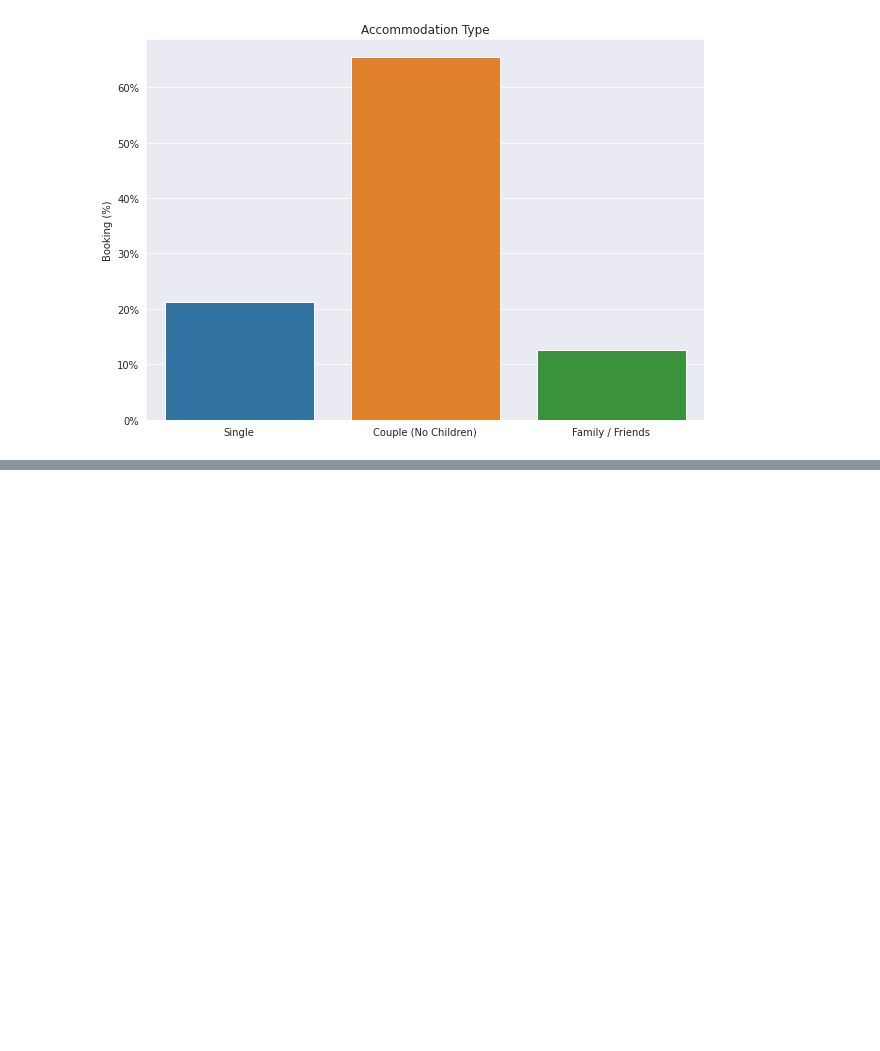
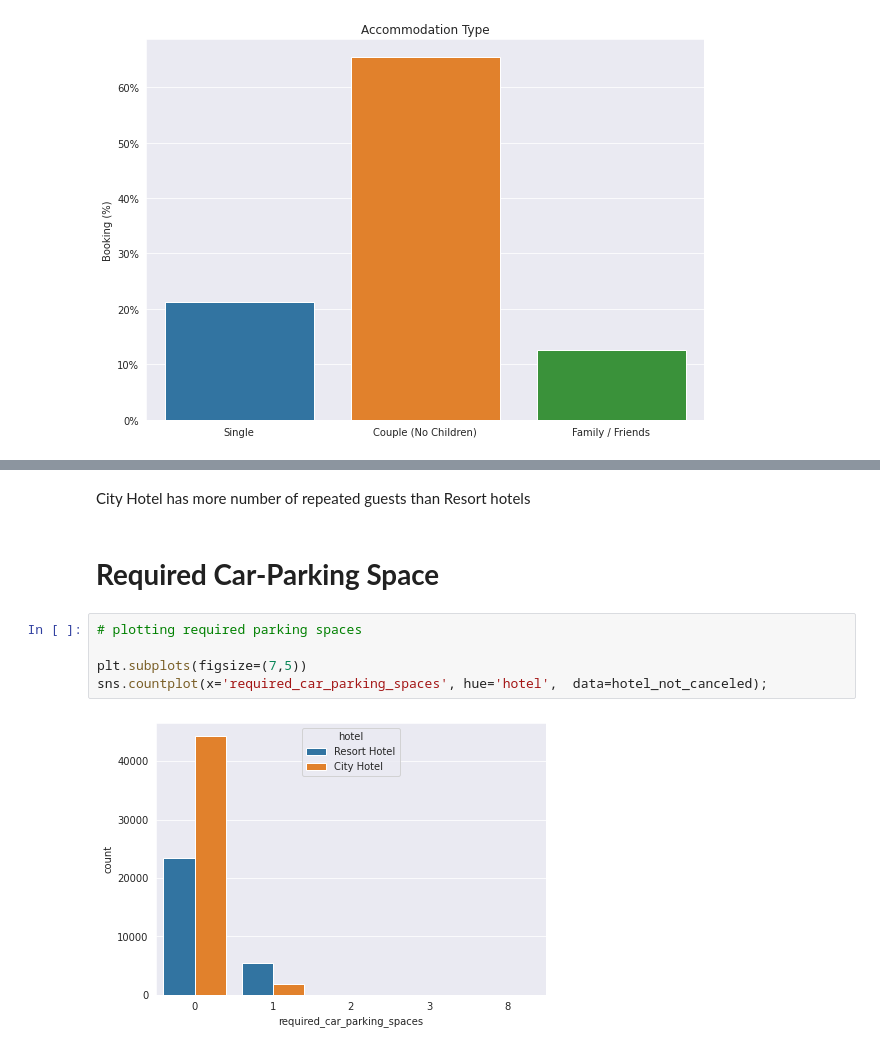
Before and after one commit to pallavibhardwaj/hotel-booking-analysis, a Jupyter notebook: Pallavi_Bhardwaj_Hotel_Booking_Analysis_Capstone_Project.ipynb, the cells around one changed output, grey strips where cells are left out. Saved outputs shown, nothing was run; the diff lists cells and outputs as text; blank space fills up the shorter version.

```diff
--- a/Pallavi_Bhardwaj_Hotel_Booking_Analysis_Capstone_Project.ipynb
+++ b/Pallavi_Bhardwaj_Hotel_Booking_Analysis_Capstone_Project.ipynb
@@ -379,0 +391,11 @@ plot(names,count_percent,  y_label='Booking (%)', title='Accommodation Type', fi
+# %% [markdown]
+City Hotel has more number of repeated guests than Resort hotels
+# %% [markdown]
+# **Required Car-Parking Space**
+# %%
+# plotting required parking spaces
+
+plt.subplots(figsize=(7,5))
+sns.countplot(x='required_car_parking_spaces', hue='hotel',  data=hotel_not_canceled);
+# %% [output]
+[figure, added]
```
Also changed, not shown: parts of 18 cells of this notebook.
